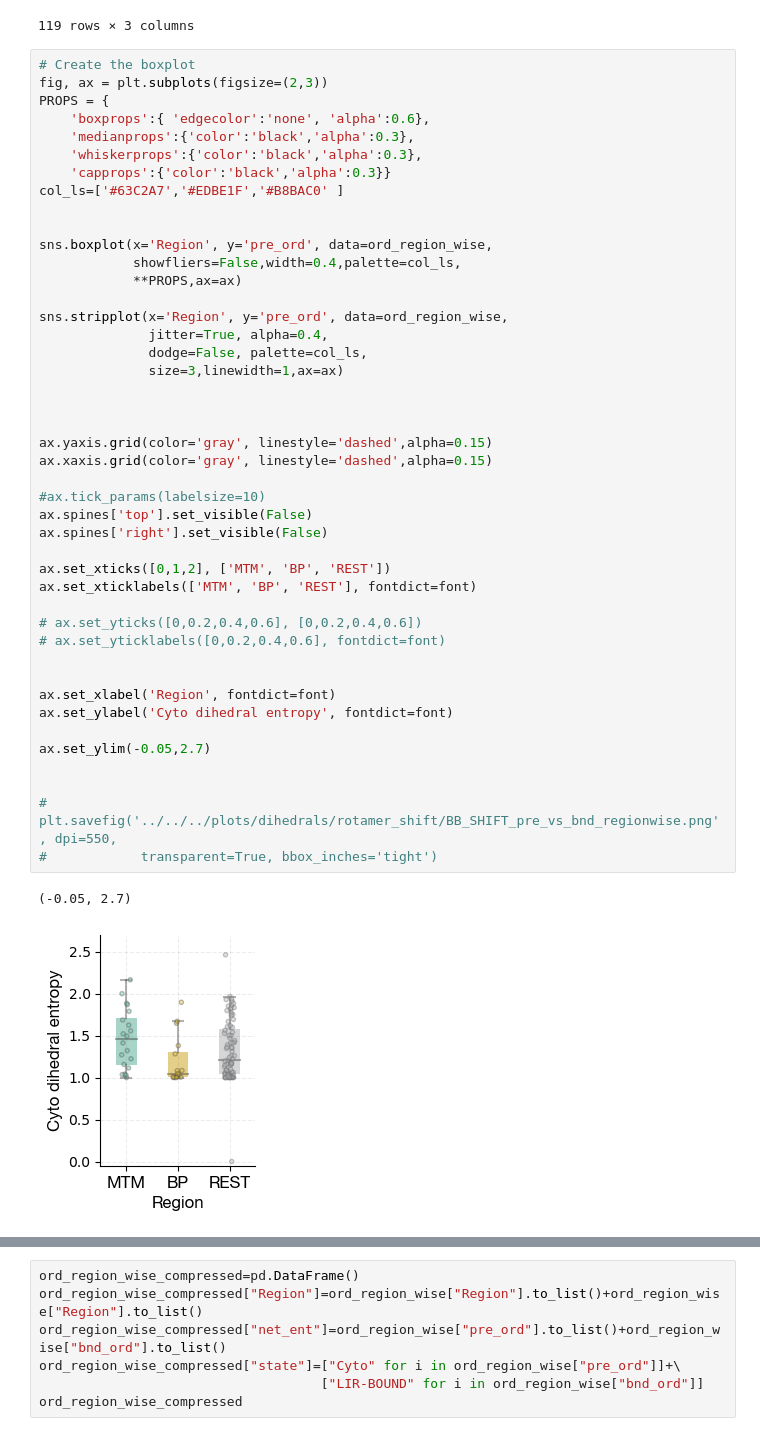
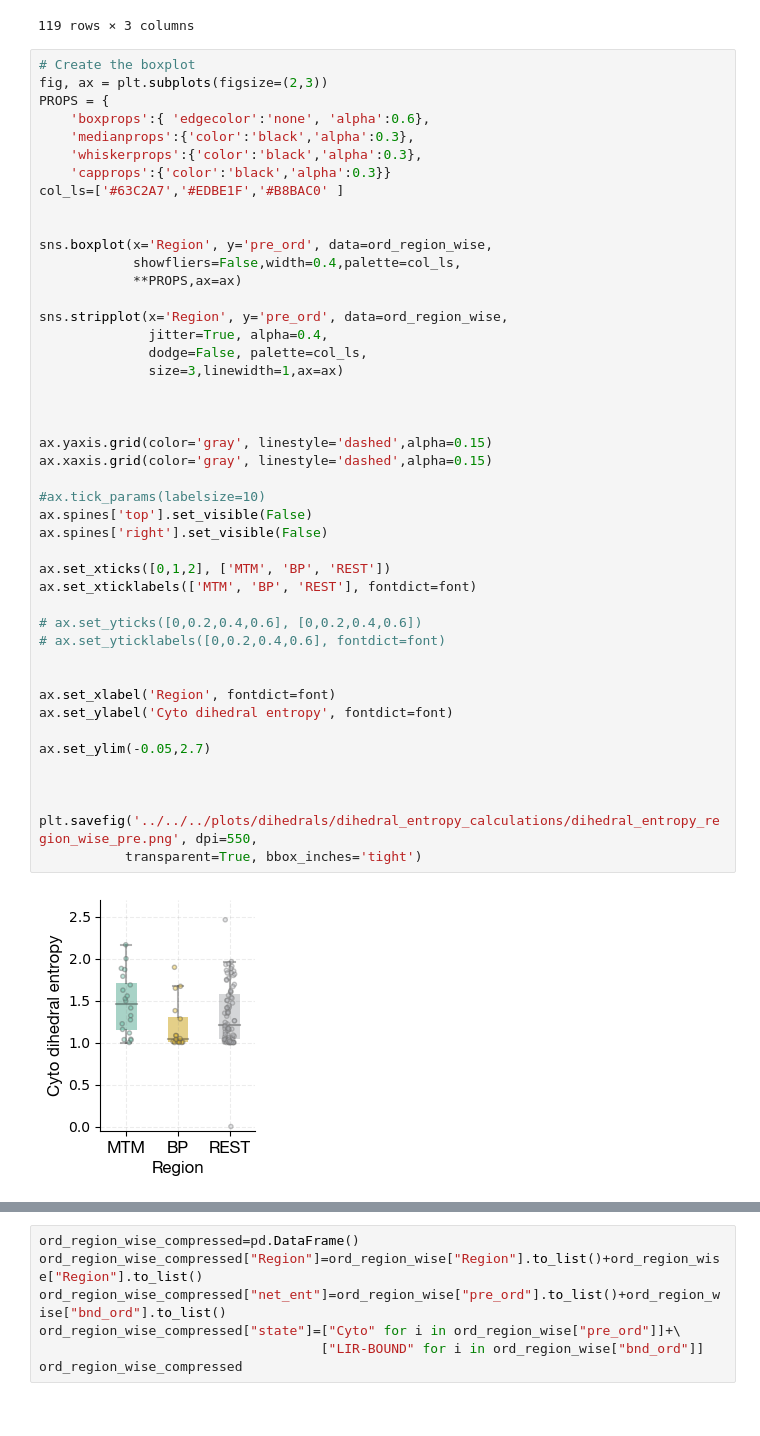
Before and after one commit to CSB-Thukral-Lab/LC3_conformations_scripts_data, a Jupyter notebook: scripts/dihedrals/dihedral_entropy_calculations/dihedral_entropy_pre_vs_bnd.ipynb, the cells around one changed output, grey strips where cells are left out. Drawn from its saved outputs; the diff is of its cells as text.

Commit message:
dihedral entropy plots

```diff
--- a/scripts/dihedrals/dihedral_entropy_calculations/dihedral_entropy_pre_vs_bnd.ipynb
+++ b/scripts/dihedrals/dihedral_entropy_calculations/dihedral_entropy_pre_vs_bnd.ipynb
@@ -296,37 +296,37 @@ sns.boxplot(x='Region', y='pre_ord', data=ord_region_wise,
             **PROPS,ax=ax)
 
 sns.stripplot(x='Region', y='pre_ord', data=ord_region_wise,
               jitter=True, alpha=0.4,
               dodge=False, palette=col_ls,
               size=3,linewidth=1,ax=ax)
 
 
 
 ax.yaxis.grid(color='gray', linestyle='dashed',alpha=0.15)
 ax.xaxis.grid(color='gray', linestyle='dashed',alpha=0.15)
 
 #ax.tick_params(labelsize=10)
 ax.spines['top'].set_visible(False)
 ax.spines['right'].set_visible(False)
 
 ax.set_xticks([0,1,2], ['MTM', 'BP', 'REST'])
 ax.set_xticklabels(['MTM', 'BP', 'REST'], fontdict=font)
 
 # ax.set_yticks([0,0.2,0.4,0.6], [0,0.2,0.4,0.6])
 # ax.set_yticklabels([0,0.2,0.4,0.6], fontdict=font)
 
 
 ax.set_xlabel('Region', fontdict=font)
 ax.set_ylabel('Cyto dihedral entropy', fontdict=font)
 
 ax.set_ylim(-0.05,2.7)
 
 
-# plt.savefig('../../../plots/dihedrals/rotamer_shift/BB_SHIFT_pre_vs_bnd_regionwise.png', dpi=550,
-#            transparent=True, bbox_inches='tight')
+
+plt.savefig('../../../plots/dihedrals/dihedral_entropy_calculations/dihedral_entropy_region_wise_pre.png', dpi=550,
+           transparent=True, bbox_inches='tight')
 # %% [output]
-(-0.05, 2.7)
-[figure, old version]
+[figure, new version]
 # %%
 # Create the boxplot
 fig, ax = plt.subplots(figsize=(2,3))
```
Also changed, not shown: parts of 1 cell of this notebook, 4 other files.
